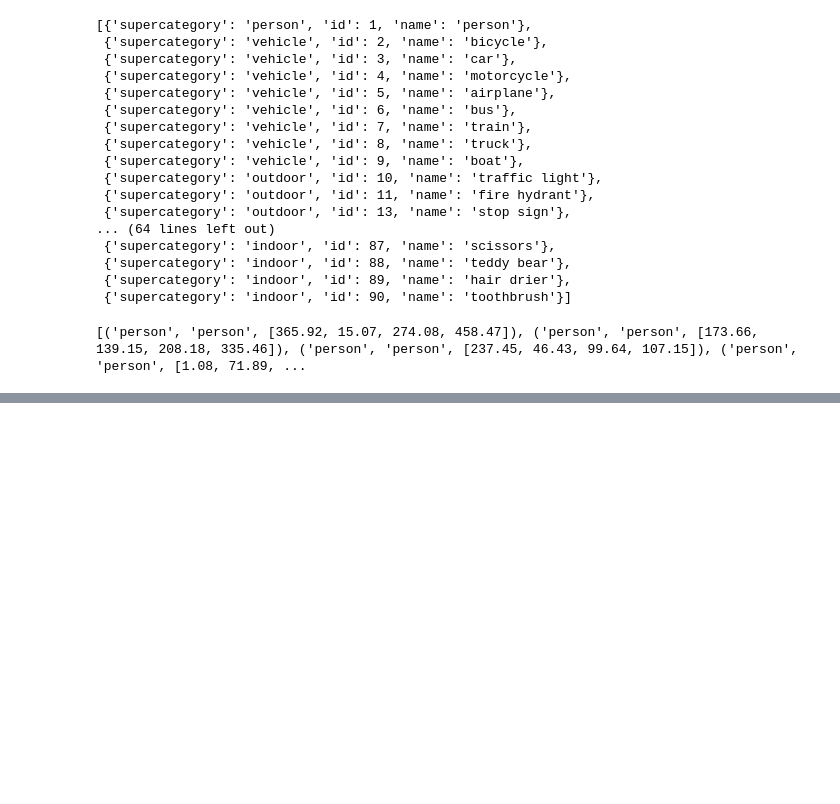
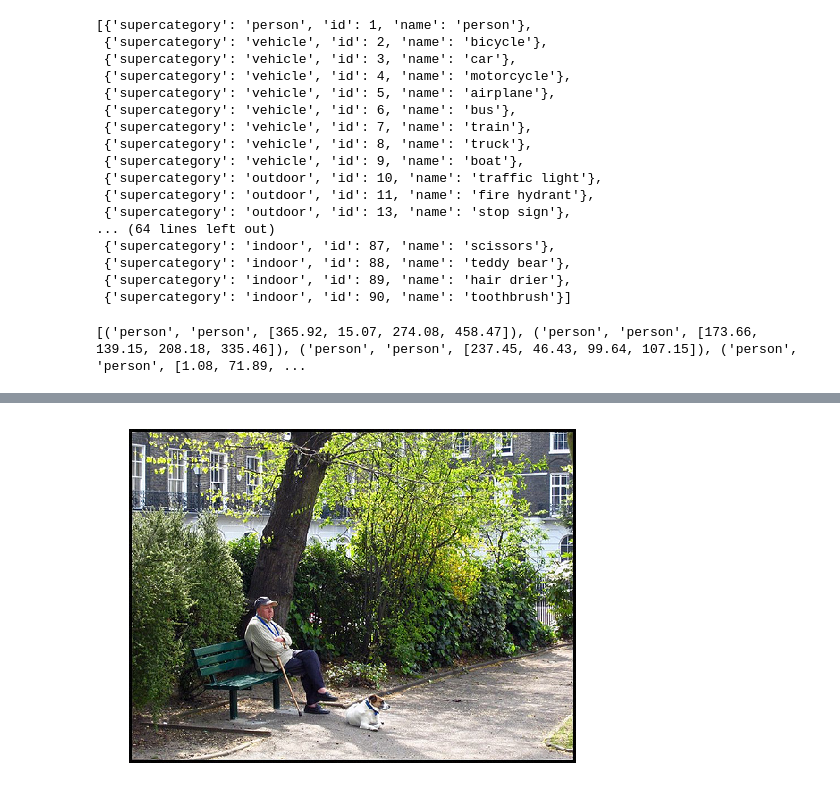
Before and after one commit to lyuwenyu/pytorch_workspace, a Jupyter notebook: augmentor/coco_data.ipynb, the cells around one changed output, grey strips where cells are left out. Drawn from its saved outputs; the diff is of its cells as text; code cells hidden in the pictures; blank space fills up the shorter version.

```diff
--- a/augmentor/coco_data.ipynb
+++ b/augmentor/coco_data.ipynb
@@ -261,0 +297,7 @@ categories <class 'list'> 80
+# %%
+plt.imshow(I); plt.axis('off')
+annIds = newcoco.getAnnIds(imgIds=img['id'], catIds=catIds, iscrowd=None)
+anns = newcoco.loadAnns(annIds)
+# newcoco.showAnns(anns)
+# %% [output]
+[figure, added]
```
Also changed, not shown: parts of 12 cells of this notebook.
